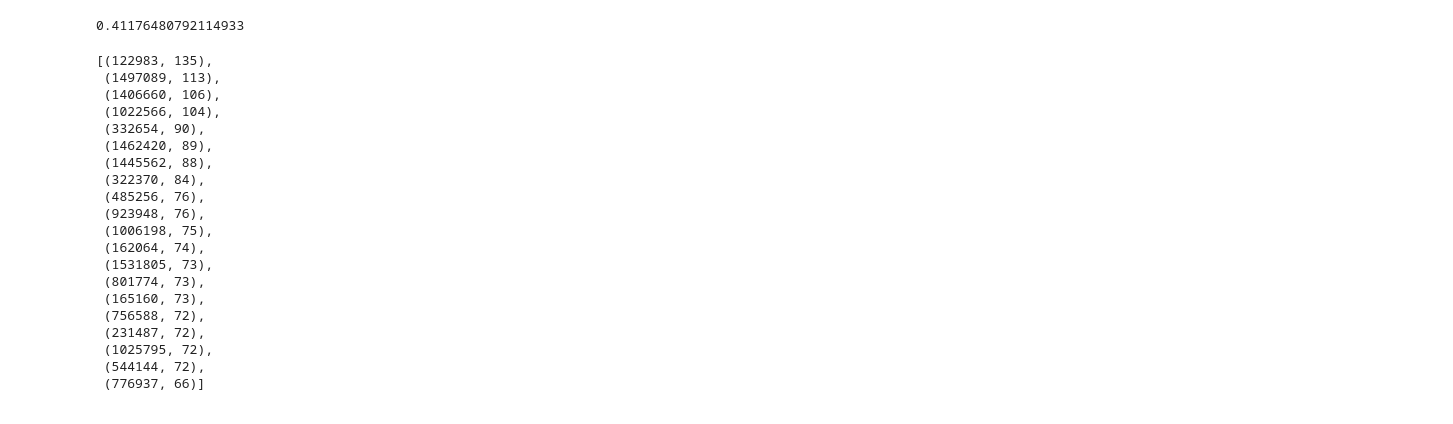
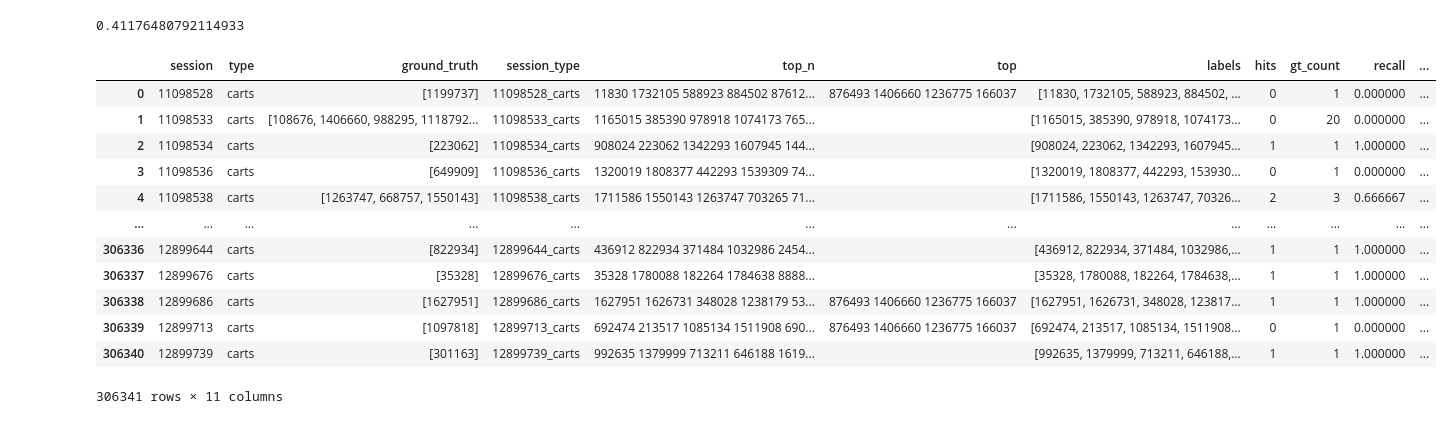
Before and after one commit to yosukeyoshida/kaggle-otto-recommender-system, a Jupyter notebook: notebooks/error.ipynb, the cells around one changed output. Drawn from its saved outputs; the diff is of its cells as text; code cells hidden in the pictures.

```diff
--- a/notebooks/error.ipynb
+++ b/notebooks/error.ipynb
@@ -73,23 +70,16 @@ c = Counter(list(itertools.chain.from_iterable(cart_df["miss"].values)))
-# %%
-c.most_common(20)
-# %% [output]
-[(122983, 135),
- (1497089, 113),
- (1406660, 106),
- (1022566, 104),
- (332654, 90),
- (1462420, 89),
- (1445562, 88),
- (322370, 84),
- (485256, 76),
- (923948, 76),
- (1006198, 75),
- (162064, 74),
- (1531805, 73),
- (801774, 73),
- (165160, 73),
- (756588, 72),
- (231487, 72),
- (1025795, 72),
- (544144, 72),
- (776937, 66)]
+# %%
+cart_df
+# %% [output]
+|  | session | type | ground_truth | session_type | top_n | top | labels | hits | gt_count | recall | ... |
+| 0 | 11098528 | carts | [1199737] | 11098528_carts | 11830 1732105 588923 884502 87612... | 876493 1406660 1236775 166037 | [11830, 1732105, 588923, 884502, ... | 0 | 1 | 0.000000 | ... |
+| 1 | 11098533 | carts | [108676, 1406660, 988295, 1118792... | 11098533_carts | 1165015 385390 978918 1074173 765... |  | [1165015, 385390, 978918, 1074173... | 0 | 20 | 0.000000 | ... |
+| 2 | 11098534 | carts | [223062] | 11098534_carts | 908024 223062 1342293 1607945 144... |  | [908024, 223062, 1342293, 1607945... | 1 | 1 | 1.000000 | ... |
+| 3 | 11098536 | carts | [649909] | 11098536_carts | 1320019 1808377 442293 1539309 74... |  | [1320019, 1808377, 442293, 153930... | 0 | 1 | 0.000000 | ... |
+| 4 | 11098538 | carts | [1263747, 668757, 1550143] | 11098538_carts | 1711586 1550143 1263747 703265 71... |  | [1711586, 1550143, 1263747, 70326... | 2 | 3 | 0.666667 | ... |
+| ... | ... | ... | ... | ... | ... | ... | ... | ... | ... | ... | ... |
+| 306336 | 12899644 | carts | [822934] | 12899644_carts | 436912 822934 371484 1032986 2454... |  | [436912, 822934, 371484, 1032986,... | 1 | 1 | 1.000000 | ... |
+| 306337 | 12899676 | carts | [35328] | 12899676_carts | 35328 1780088 182264 1784638 8888... |  | [35328, 1780088, 182264, 1784638,... | 1 | 1 | 1.000000 | ... |
+| 306338 | 12899686 | carts | [1627951] | 12899686_carts | 1627951 1626731 348028 1238179 53... | 876493 1406660 1236775 166037 | [1627951, 1626731, 348028, 123817... | 1 | 1 | 1.000000 | ... |
+| 306339 | 12899713 | carts | [1097818] | 12899713_carts | 692474 213517 1085134 1511908 690... | 876493 1406660 1236775 166037 | [692474, 213517, 1085134, 1511908... | 0 | 1 | 0.000000 | ... |
+| 306340 | 12899739 | carts | [301163] | 12899739_carts | 992635 1379999 713211 646188 1619... |  | [992635, 1379999, 713211, 646188,... | 1 | 1 | 1.000000 | ... |
+306341 rows × 11 columns
```
Also changed, not shown: parts of 7 cells of this notebook.
